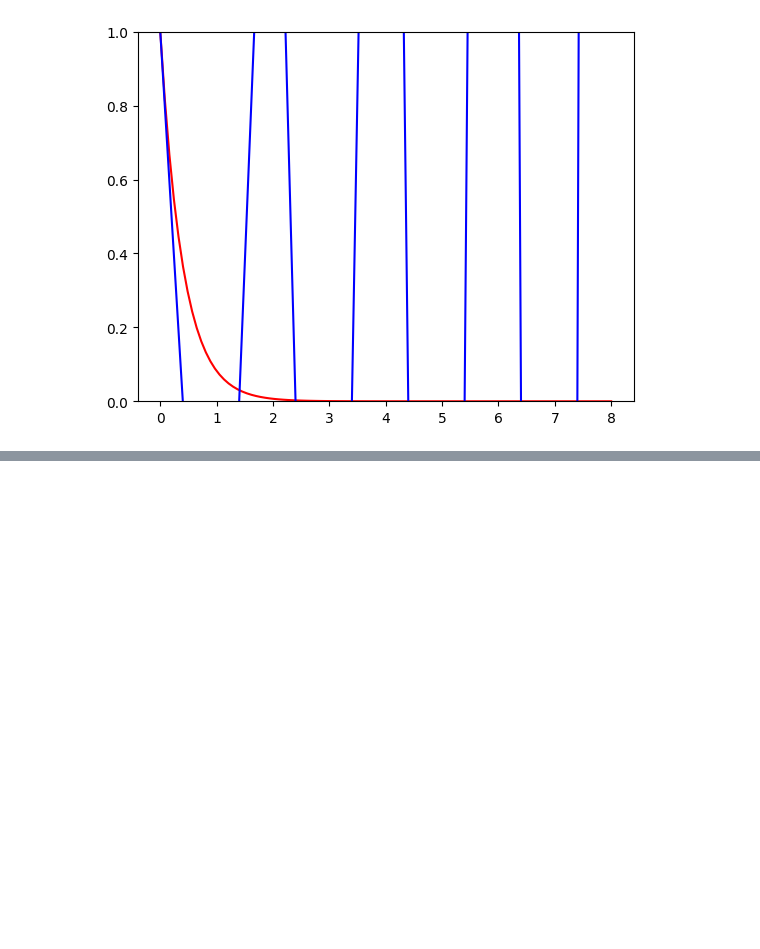
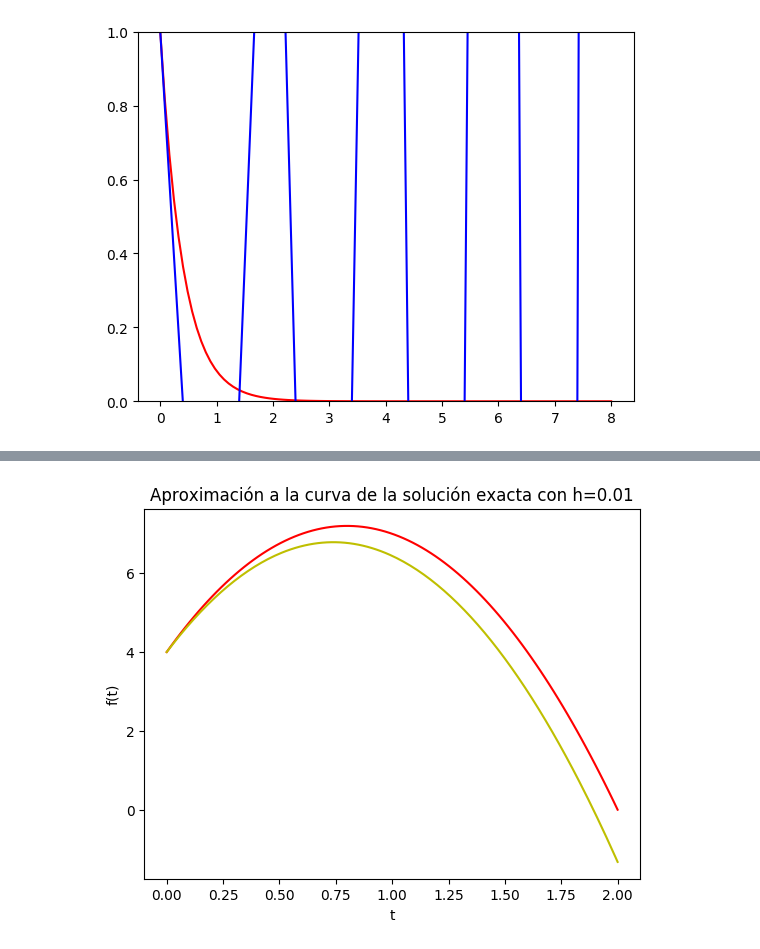
Before and after one commit to EstebanAB/Fisica_Computacional_Arzaga_Barajas, a Jupyter notebook: Tarea_11.ipynb, the cells around one changed output, grey strips where cells are left out. Drawn from its saved outputs; the diff is of its cells as text; code cells hidden in the pictures; blank space fills up the shorter version.

```diff
--- a/Tarea_11.ipynb
+++ b/Tarea_11.ipynb
@@ -75,0 +184,21 @@ plot(metodo_euler(f,1,0,8,1)[2],metodo_euler(f,1,0,8,1)[1],color="b");
+# %%
+function f(x,t)
+    (2*x-18*t)/(1+t)
+end;
+# %%
+function q(t)
+    4+8t-5t^2
+end;
+# %%
+#como simplemente no podemos hacer un plot(t,q(t)) por que nos da error de multiplicación de vectores (¿Cómo "soluciono" esto?) vemos a q(t) en una lista a partir de un ejercicio de la tarea 8:
+
+function valores_solucion_exacta(q,t)
+    lista_t = collect(t)
+    lista_q = []
+    r = 0.0
+    for i in 1:length(lista_t)
+        r = q(lista_t[i])       #No confundir con solo poner i.
+        push!(lista_q,r)
+    end
+    return lista_q              #Que nos regrese las coordenadas en el eje y.
+end;
@@ -75,0 +227,10 @@ plot(metodo_euler(f,1,0,8,1)[2],metodo_euler(f,1,0,8,1)[1],color="b");
+# %%
+t = linspace(0,2,100)
+
+xlabel("t")
+ylabel("f(t)")
+title("Aproximación a la curva de la solución exacta con h=0.01")
+plot(t,valores_solucion_exacta(q,t),color="r");
+plot(metodo_euler(f,4,0,2,0.01)[2],metodo_euler(f,4,0,2,0.01)[1],color="y");
+# %% [output]
+[figure, added]
```
Also changed, not shown: parts of 20 cells of this notebook.
